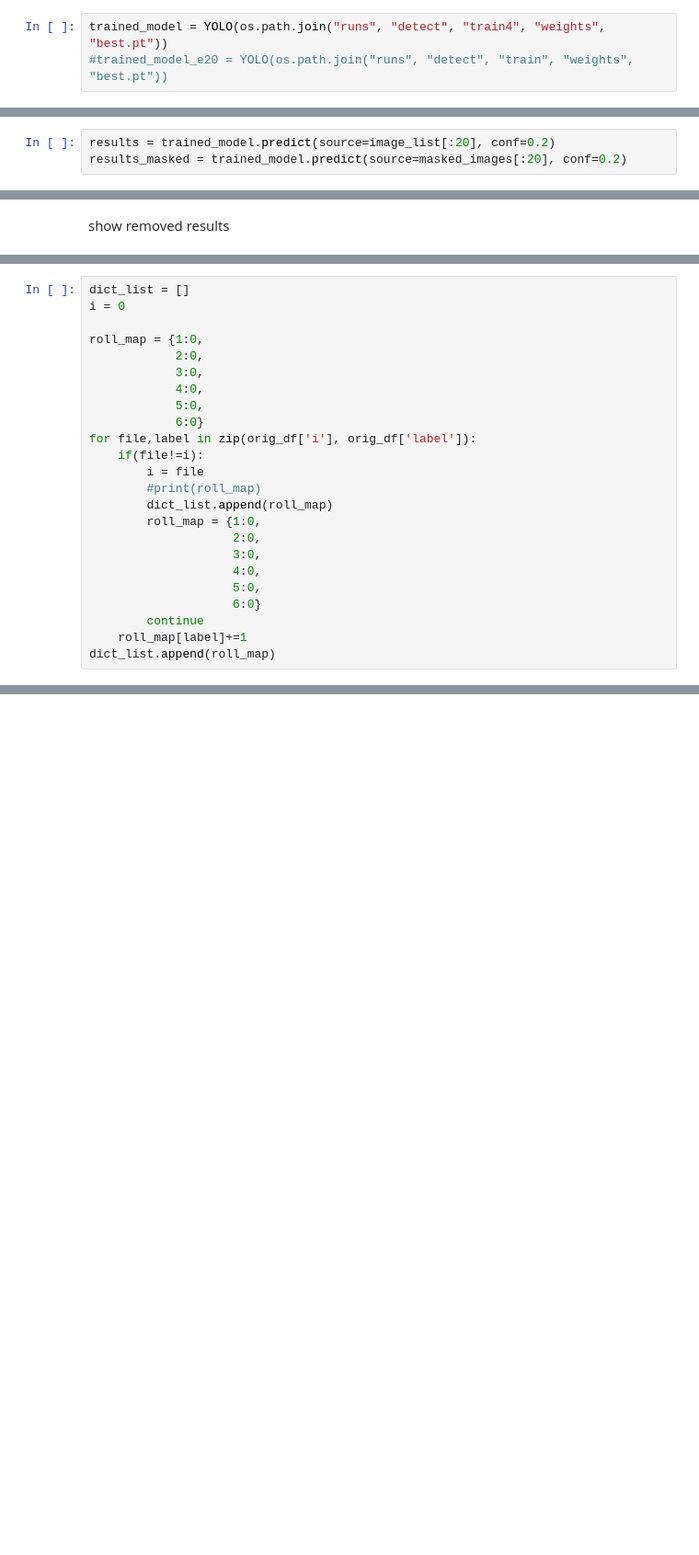
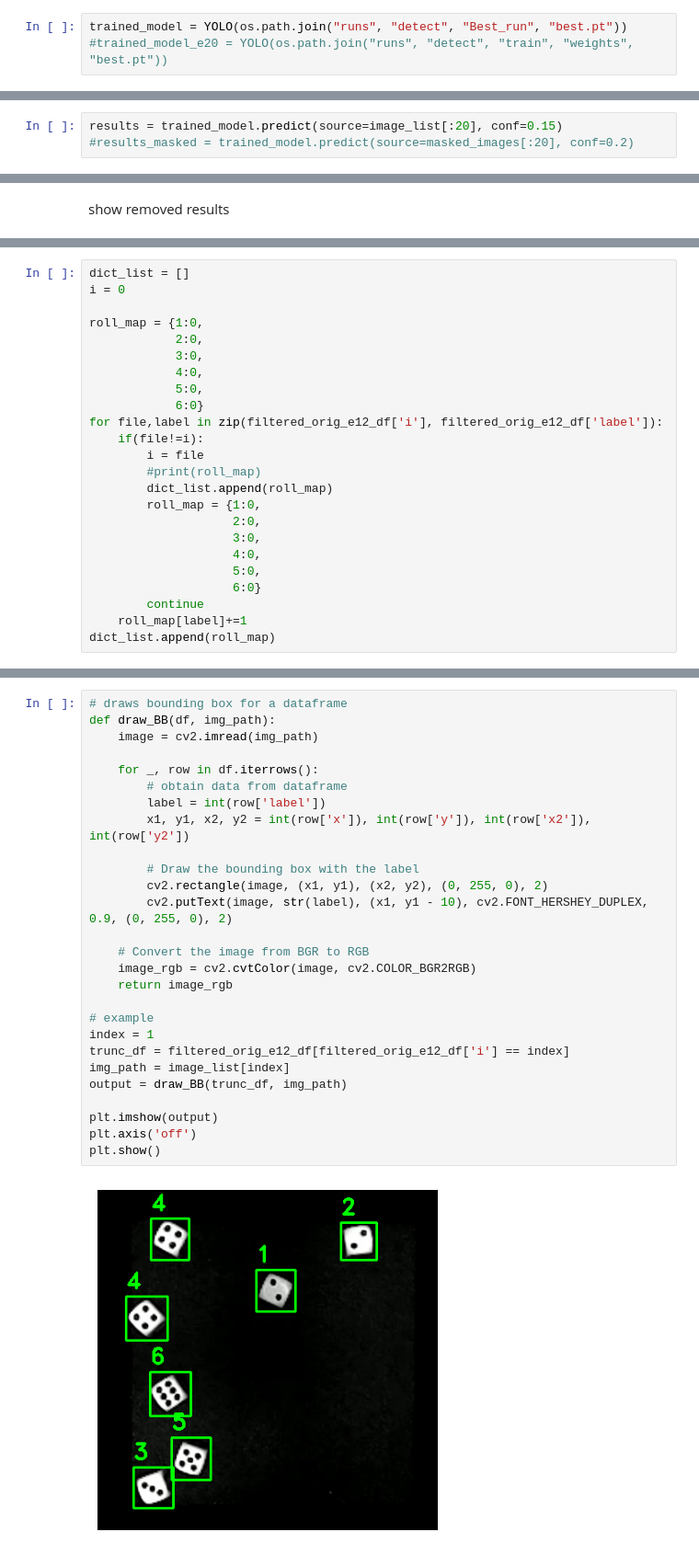
Before and after one commit to AlexLeeVT/DiceRollDetection, a Jupyter notebook: Dice_Detection.ipynb, the cells around one changed output, grey strips where cells are left out. Shown: that part at 92% size. Cells and saved outputs as stored; diff of their text form; blank space fills up the shorter version.

Commit message:
Add bounding box drawing

```diff
--- a/Dice_Detection.ipynb
+++ b/Dice_Detection.ipynb
@@ -241,10 +275,10 @@ show_image(image_list[21])
 # %% [markdown]
 Predict bounding boxes and values of the dice in another dataset
 # %%
-trained_model = YOLO(os.path.join("runs", "detect", "train4", "weights", "best.pt"))
+trained_model = YOLO(os.path.join("runs", "detect", "Best_run", "best.pt"))
 #trained_model_e20 = YOLO(os.path.join("runs", "detect", "train", "weights", "best.pt"))
 # %% [markdown]
 Predict with epoch = 12
 # %%
-results = trained_model.predict(source=image_list[:20], conf=0.2)
-results_masked = trained_model.predict(source=masked_images[:20], conf=0.2)
+results = trained_model.predict(source=image_list[:20], conf=0.15)
+#results_masked = trained_model.predict(source=masked_images[:20], conf=0.2)
@@ -379,7 +459,7 @@ roll_map = {1:0,
             4:0,
             5:0,
             6:0}
-for file,label in zip(orig_df['i'], orig_df['label']):
+for file,label in zip(filtered_orig_e12_df['i'], filtered_orig_e12_df['label']):
     if(file!=i):
         i = file
         #print(roll_map)
@@ -396,3 +478,32 @@ dict_list.append(roll_map)
+# %%
+# draws bounding box for a dataframe
+def draw_BB(df, img_path):
+    image = cv2.imread(img_path)
+
+    for _, row in df.iterrows():
+        # obtain data from dataframe
+        label = int(row['label'])
+        x1, y1, x2, y2 = int(row['x']), int(row['y']), int(row['x2']), int(row['y2'])
+
+        # Draw the bounding box with the label
+        cv2.rectangle(image, (x1, y1), (x2, y2), (0, 255, 0), 2)
+        cv2.putText(image, str(label), (x1, y1 - 10), cv2.FONT_HERSHEY_DUPLEX, 0.9, (0, 255, 0), 2)
+
+    # Convert the image from BGR to RGB
+    image_rgb = cv2.cvtColor(image, cv2.COLOR_BGR2RGB)
+    return image_rgb
+
+# example
+index = 1
+trunc_df = filtered_orig_e12_df[filtered_orig_e12_df['i'] == index]
+img_path = image_list[index]
+output = draw_BB(trunc_df, img_path)
+
+plt.imshow(output)
+plt.axis('off')
+plt.show()
+# %% [output]
+[figure, added]
 # %%
 import tkinter as tk
 from tkinter import ttk
```
Also changed, not shown: parts of 12 cells of this notebook.
